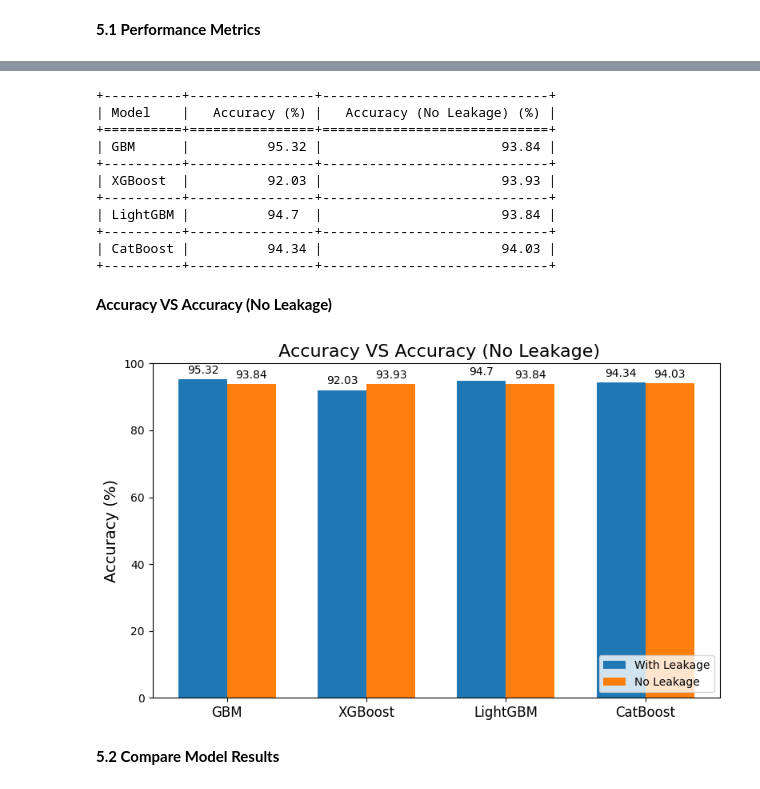
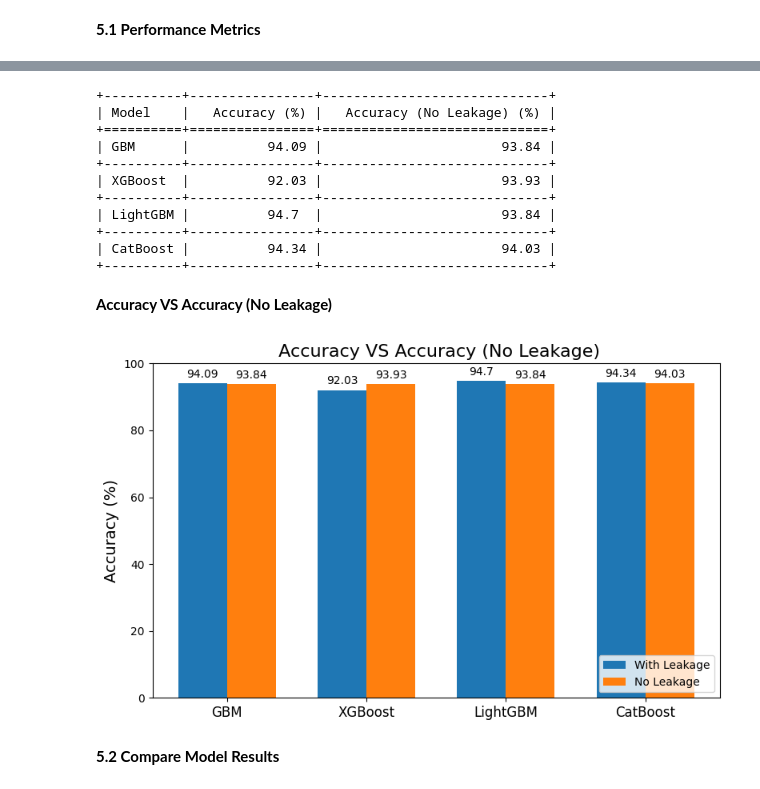
Before and after one commit to mithilreddy369/Brain-Stroke-Prediction-using-Gradient-Boosting-with-XAI, a Jupyter notebook: Brain_Stroke_Prediction_using_Gradient_Boosting_with_XAI.ipynb, the cells around one changed output, grey strips where cells are left out. Drawn from its saved outputs; the diff is of its cells as text; code cells hidden in the pictures.

```diff
--- a/Brain_Stroke_Prediction_using_Gradient_Boosting_with_XAI.ipynb
+++ b/Brain_Stroke_Prediction_using_Gradient_Boosting_with_XAI.ipynb
@@ -633,7 +633,7 @@ from tabulate import tabulate
 models = ['GBM', 'XGBoost', 'LightGBM', 'CatBoost']
 
 # Accuracy scores for each model (scaled to 100)
-accuracy = [95.32, 92.03, 94.70, 94.34]
+accuracy = [94.09, 92.03, 94.70, 94.34]
 accuracy_no_leakage = [93.84, 93.93, 93.84, 94.03]
 
 # Prepare data for tabulate
@@ -650,7 +650,7 @@ print(tabulate(table_data, headers=headers, tablefmt="grid"))
 +----------+----------------+-----------------------------+
 | Model    |   Accuracy (%) |   Accuracy (No Leakage) (%) |
 +==========+================+=============================+
-| GBM      |          95.32 |                       93.84 |
+| GBM      |          94.09 |                       93.84 |
 +----------+----------------+-----------------------------+
 | XGBoost  |          92.03 |                       93.93 |
 +----------+----------------+-----------------------------+
@@ -668,7 +668,7 @@ import numpy as np
 models = ['GBM', 'XGBoost', 'LightGBM', 'CatBoost']
 
 # Accuracy scores for each model (scaled to 100)
-accuracy = [95.32, 92.03, 94.70, 94.34]
+accuracy = [94.09, 92.03, 94.70, 94.34]
 accuracy_no_leakage = [93.84, 93.93, 93.84, 94.03]
 
 # Plotting
@@ -679,34 +679,34 @@ fig, ax = plt.subplots(figsize=(8, 5)) # Set figure size to 8x5
 rects1 = ax.bar(x - width/2, accuracy, width, label='With Leakage')
 rects2 = ax.bar(x + width/2, accuracy_no_leakage, width, label='No Leakage')
 
 # Add some text for labels, title and custom x-axis tick labels, etc.
 ax.set_ylabel('Accuracy (%)', fontsize=14)
 ax.set_title(' Accuracy VS Accuracy (No Leakage)', fontsize=16)
 ax.set_xticks(x)
 ax.set_xticklabels(models, fontsize=12)
 ax.legend(loc='lower right', bbox_to_anchor=(1, 0))
 ax.set_ylim(0, 100)  # Set y limit from 0 to 100
 ax.set_yticks(np.arange(0, 101, 20))  # Set y ticks at intervals of 20
 
 # Attach a text label above each bar in *rects*, displaying its height
 def autolabel(rects):
     """Attach a text label above each bar in *rects*, displaying its height."""
     for rect in rects:
         height = rect.get_height()
         ax.annotate('{}'.format(height),
                     xy=(rect.get_x() + rect.get_width() / 2, height),
                     xytext=(0, 3),  # 3 points vertical offset
                     textcoords="offset points",
                     ha='center', va='bottom', fontsize=10)
 
 autolabel(rects1)
 autolabel(rects2)
 
 fig.tight_layout()
 
 plt.show()
 # %% [output]
-[figure, old version]
+[figure, new version]
 # %% [markdown]
 **5.2 Compare Model Results**
 # %%
```
Also changed, not shown: parts of 15 cells of this notebook.
